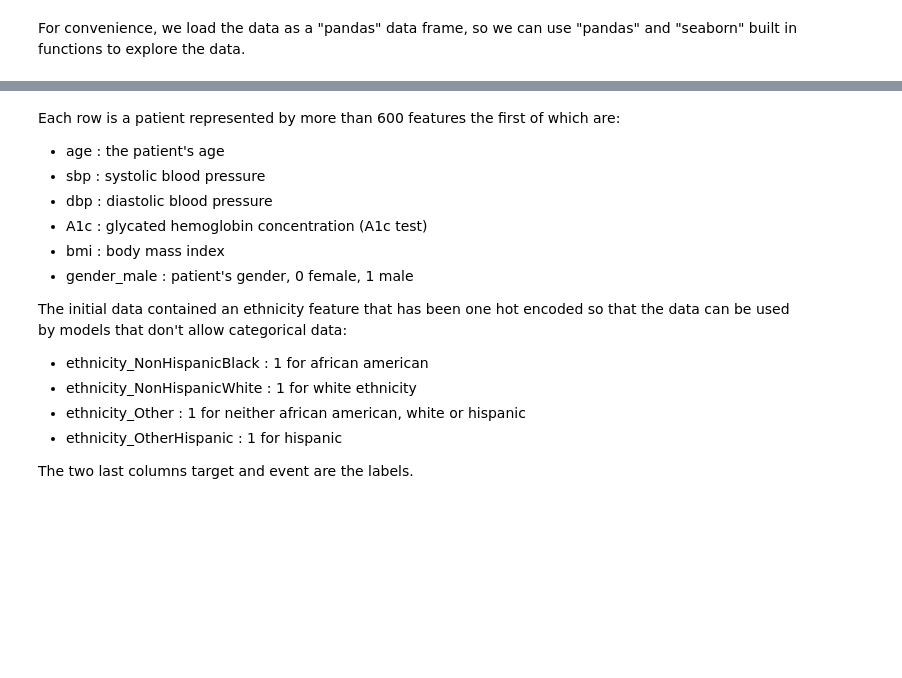
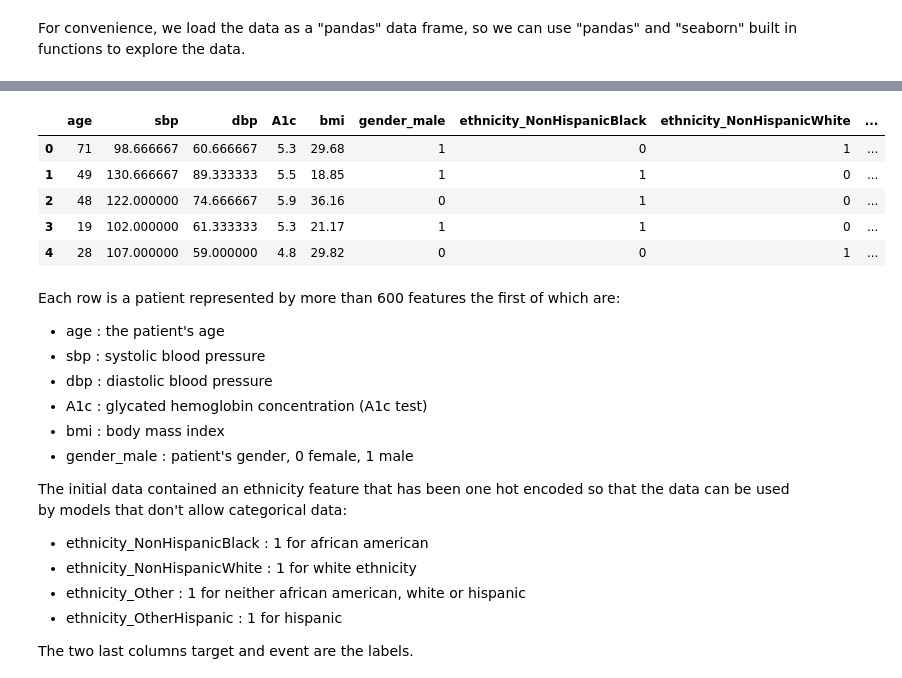
Before and after one commit to survivers-info232/survivers, a Jupyter notebook: survivers/starting_kit/README.ipynb, the cells around one changed output, grey strips where cells are left out. Saved outputs shown, nothing was run; the diff lists cells and outputs as text; code cells hidden in the pictures; blank space fills up the shorter version.

```diff
--- a/survivers/starting_kit/README.ipynb
+++ b/survivers/starting_kit/README.ipynb
@@ -57,3 +61,12 @@ Number of features = 681
+# %%
+data.head(5)
+# %% [output]
+|  | age | sbp | dbp | A1c | bmi | gender_male | ethnicity_NonHispanicBlack | ethnicity_NonHispanicWhite | ... |
+| 0 | 71 | 98.666667 | 60.666667 | 5.3 | 29.68 | 1 | 0 | 1 | ... |
+| 1 | 49 | 130.666667 | 89.333333 | 5.5 | 18.85 | 1 | 1 | 0 | ... |
+| 2 | 48 | 122.000000 | 74.666667 | 5.9 | 36.16 | 0 | 1 | 0 | ... |
+| 3 | 19 | 102.000000 | 61.333333 | 5.3 | 21.17 | 1 | 1 | 0 | ... |
+| 4 | 28 | 107.000000 | 59.000000 | 4.8 | 29.82 | 0 | 0 | 1 | ... |
 # %% [markdown]
 Each row is a patient represented by more than 600 features the first of which are:
 - age : the patient's age
```
Also changed, not shown: parts of 18 cells of this notebook.
